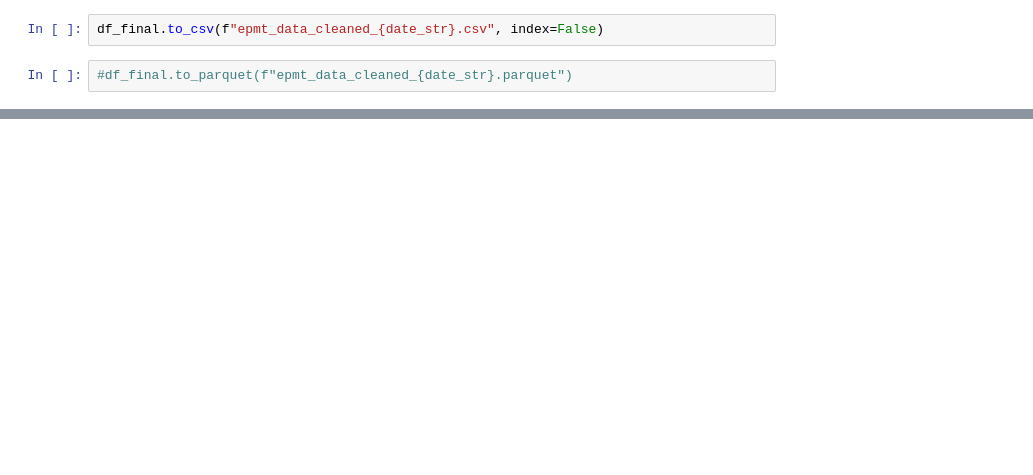
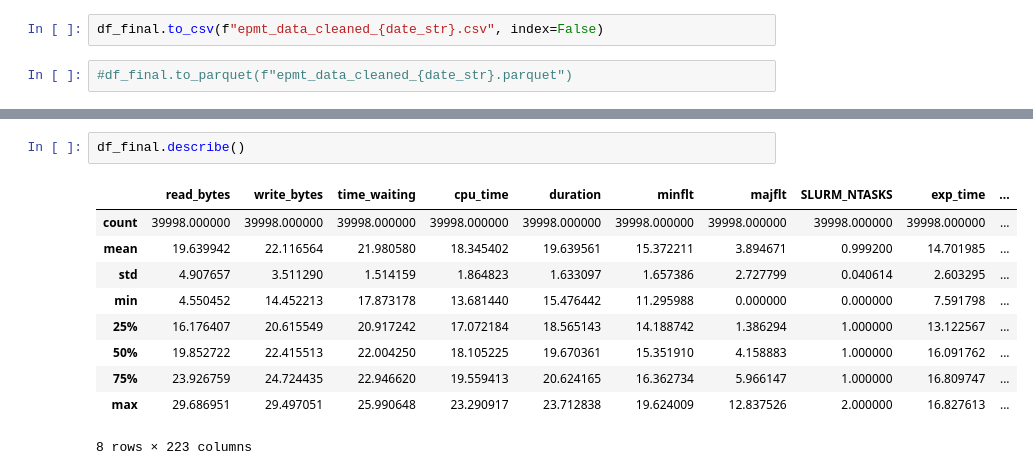
Before and after one commit to NOAA-GFDL/epmt, a Jupyter notebook: notebooks/EPMTDataCleanup.ipynb, the cells around one changed output, grey strips where cells are left out. Drawn from its saved outputs; the diff is of its cells as text; blank space fills up the shorter version.

```diff
--- a/notebooks/EPMTDataCleanup.ipynb
+++ b/notebooks/EPMTDataCleanup.ipynb
@@ -888,0 +934,13 @@ df_final.to_csv(f"epmt_data_cleaned_{date_str}.csv", index=False)
+# %%
+df_final.describe()
+# %% [output]
+|  | read_bytes | write_bytes | time_waiting | cpu_time | duration | minflt | majflt | SLURM_NTASKS | exp_time | ... |
+| count | 39998.000000 | 39998.000000 | 39998.000000 | 39998.000000 | 39998.000000 | 39998.000000 | 39998.000000 | 39998.000000 | 39998.000000 | ... |
+| mean | 19.639942 | 22.116564 | 21.980580 | 18.345402 | 19.639561 | 15.372211 | 3.894671 | 0.999200 | 14.701985 | ... |
+| std | 4.907657 | 3.511290 | 1.514159 | 1.864823 | 1.633097 | 1.657386 | 2.727799 | 0.040614 | 2.603295 | ... |
+| min | 4.550452 | 14.452213 | 17.873178 | 13.681440 | 15.476442 | 11.295988 | 0.000000 | 0.000000 | 7.591798 | ... |
+| 25% | 16.176407 | 20.615549 | 20.917242 | 17.072184 | 18.565143 | 14.188742 | 1.386294 | 1.000000 | 13.122567 | ... |
+| 50% | 19.852722 | 22.415513 | 22.004250 | 18.105225 | 19.670361 | 15.351910 | 4.158883 | 1.000000 | 16.091762 | ... |
+| 75% | 23.926759 | 24.724435 | 22.946620 | 19.559413 | 20.624165 | 16.362734 | 5.966147 | 1.000000 | 16.809747 | ... |
+| max | 29.686951 | 29.497051 | 25.990648 | 23.290917 | 23.712838 | 19.624009 | 12.837526 | 2.000000 | 16.827613 | ... |
+8 rows × 223 columns
```
Also changed, not shown: parts of 12 cells of this notebook, 1 other file.
